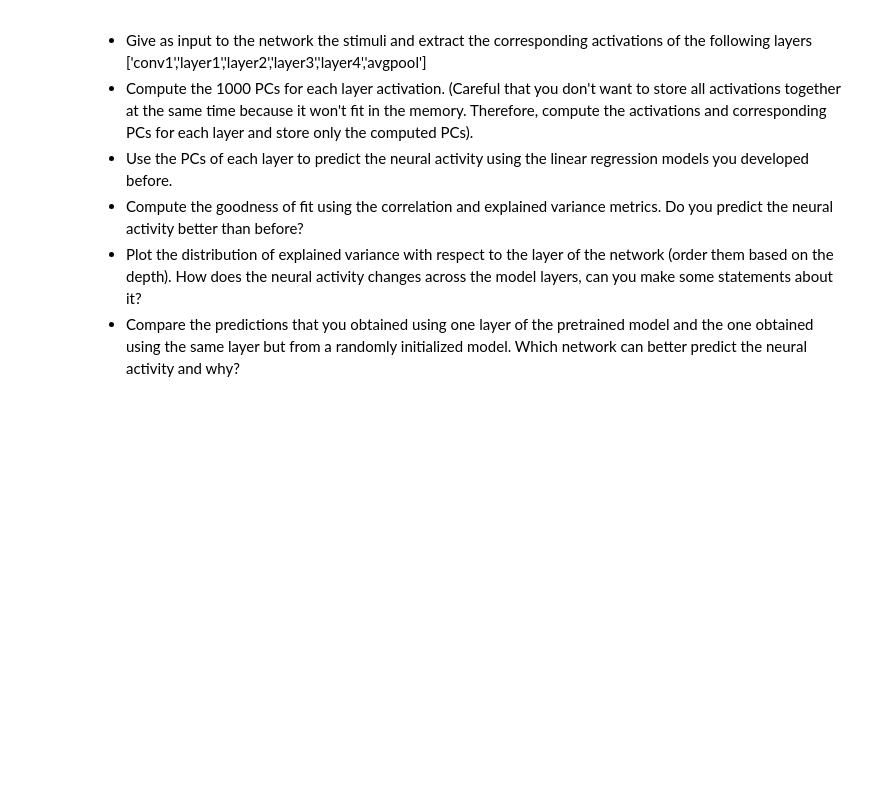
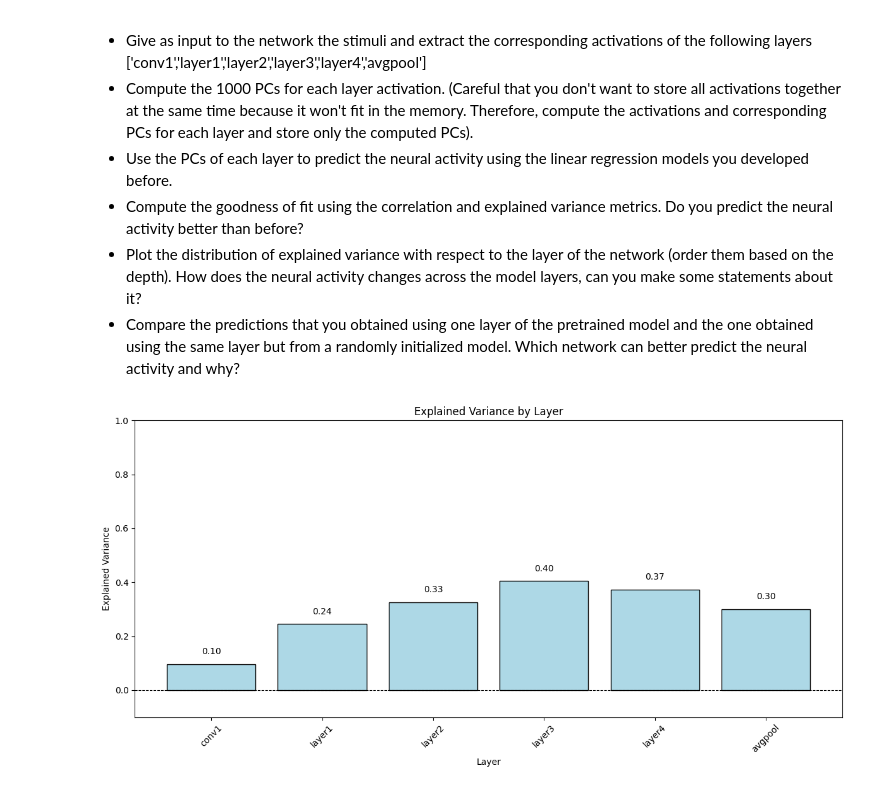
Before and after one commit to nieldab7/NX-414-Project, a Jupyter notebook: week6.ipynb, the cells around one changed output. Drawn from its saved outputs; the diff is of its cells as text; code cells hidden in the pictures; blank space fills up the shorter version.

```diff
--- a/week6.ipynb
+++ b/week6.ipynb
@@ -560,0 +593,2 @@ print(f"Random Weights   — EV: {ev_rnd:.3f}, Corr: {corr_rnd:.3f}")
+# %%
+alphas = np.logspace(0, 8, 20)
@@ -560,0 +631,39 @@ print(f"Random Weights   — EV: {ev_rnd:.3f}, Corr: {corr_rnd:.3f}")
+# %%
+def plot_bar_with_labels(x, y, title, ylabel, color):
+    """
+    Creates a bar plot of y over x, annotates each bar with its height.
+    """
+    plt.figure(figsize=(12, 6))
+    bars = plt.bar(x, y, color=color, edgecolor='black')
+    plt.axhline(0, color='black', linestyle="--", linewidth=0.8)
+    plt.title(title)
+    plt.ylim(-0.1, 1)
+    plt.xlabel('Layer')
+    plt.ylabel(ylabel)
+    plt.xticks(rotation=45)
+
+    # Annotate each bar
+    for bar in bars:
+        height = bar.get_height()
+        plt.text(
+            bar.get_x() + bar.get_width() / 2,
+            height + 0.03,
+            f"{height:.2f}",
+            ha='center',
+            va='bottom',
+            fontsize=10
+        )
+
+    plt.tight_layout()
+    plt.show()
+# %%
+# Plot 1: Explained Variance
+plot_bar_with_labels(
+    layers,
+    ev_layer,
+    title='Explained Variance by Layer',
+    ylabel='Explained Variance',
+    color='lightblue'
+)
+# %% [output]
+[figure, added]
```
Also changed, not shown: parts of 47 cells of this notebook, 5 other files.
